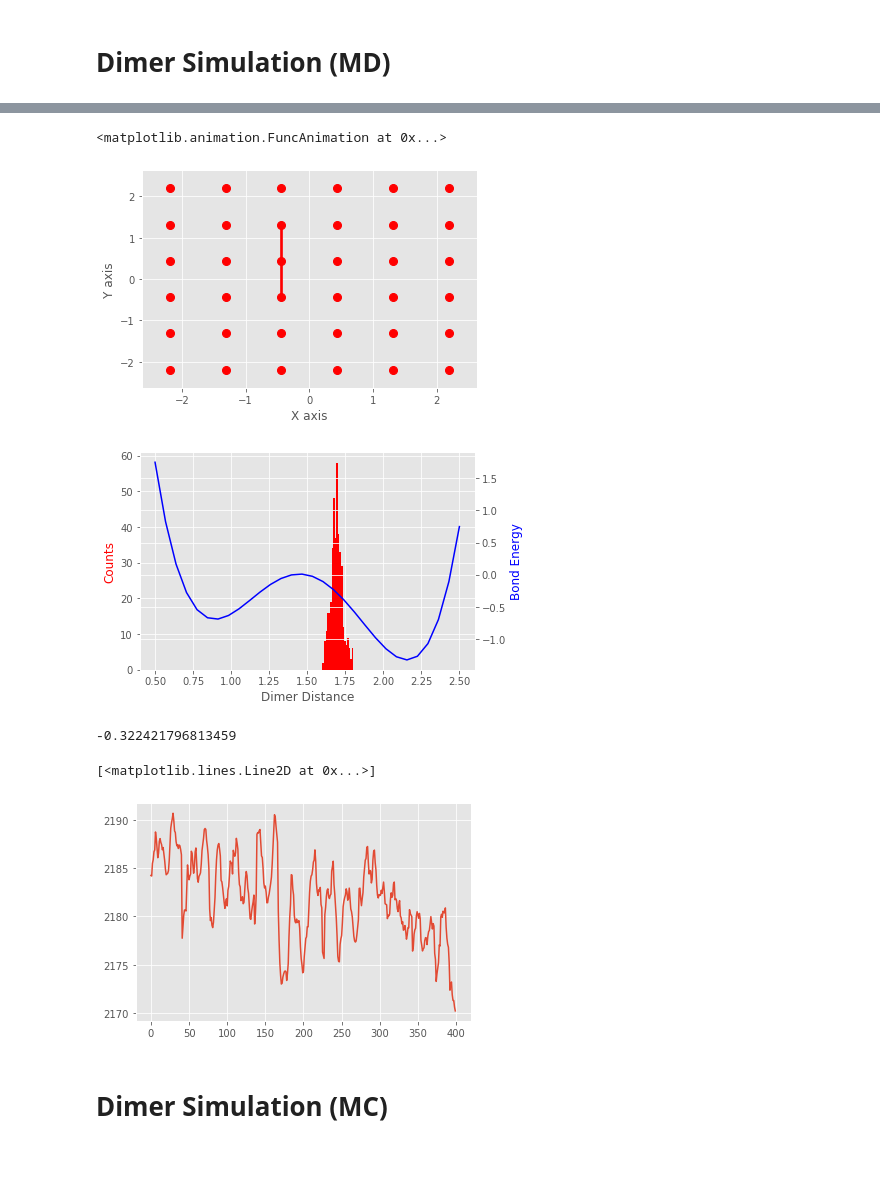
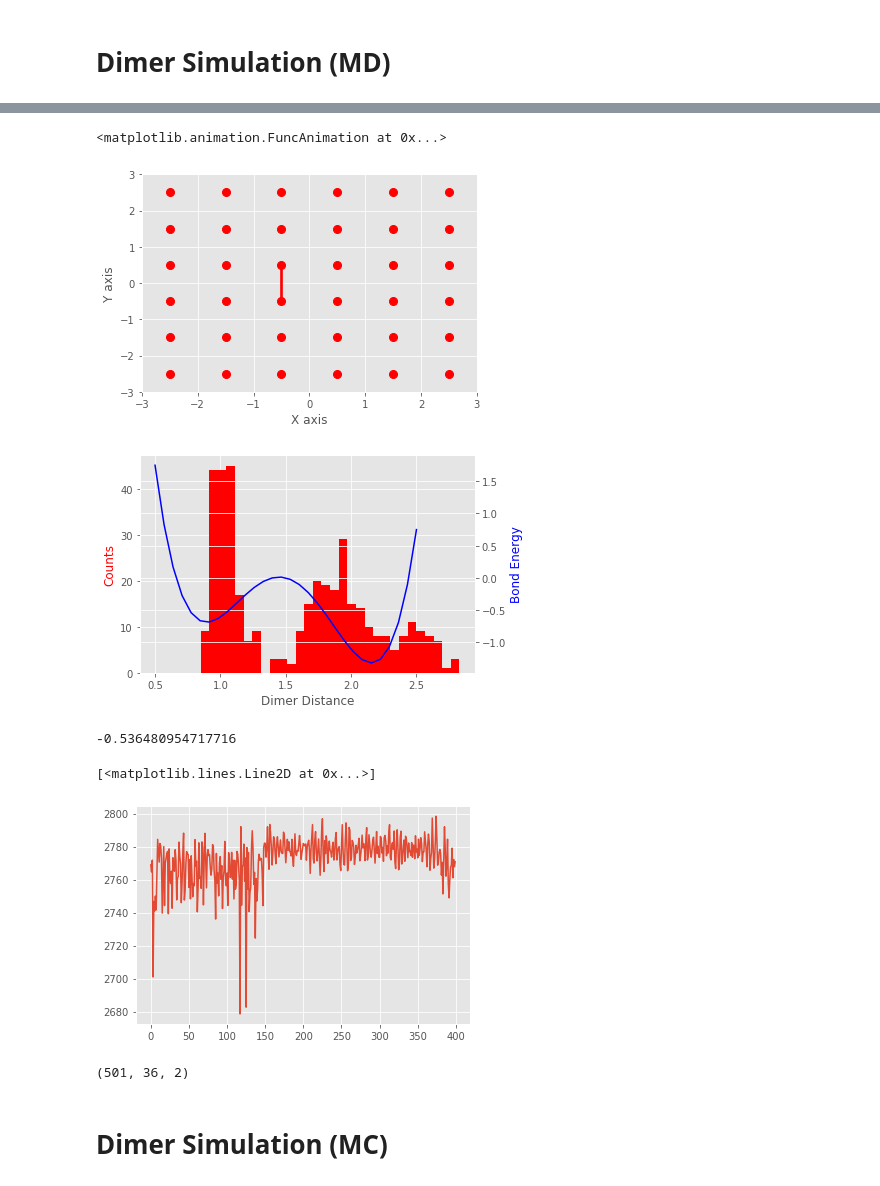
Before and after one commit to gandhiy/boltzmann-generator, a Jupyter notebook: notebooks/Simulation-Facades.ipynb, the cells around one changed output, grey strips where cells are left out. Cells and saved outputs as stored; diff of their text form; code cells hidden in the pictures; blank space fills up the shorter version.

Commit message:
updated notebooks and added SimulationData object with simulation loading and running abilities

```diff
--- a/notebooks/Simulation-Facades.ipynb
+++ b/notebooks/Simulation-Facades.ipynb
@@ -51,4 +51,7 @@ plt.scatter(*b.T, s=0.5)
 # %% [markdown]
 # Dimer Simulation (MD)
 # %%
-dimer_sim_md = simulations.DimerLJFluidSim("configs/dimer_sim_config_md.yml")
+dimer_sim_md = simulations.SimulationData("configs/dimer_sim_config_md_1.yml")
+# %%
+dimer_sim_md.loadSimulation("dimer_md_traj.npy")
+dimer_sim_md.getData().shape
@@ -59,32 +82,36 @@ a = np.array(dimer_sim_md.coordinate_logger.coordinates)
 # %%
-visuals.make_2D_traj_bond(a, dimer_sim_md.system.box, [[0, 1]])
+visuals.make_2D_traj_bond(a, dimer_sim_md.simulation.system.box, [[0, 1]])
 # %% [output]
 <matplotlib.animation.FuncAnimation at 0x...>
-[figure, old version]
+[figure, new version]
 # %%
 fig, ax1 = plt.subplots()
 ax2 = ax1.twinx()
 ax1.set_xlabel("Dimer Distance")
 ax1.set_ylabel("Counts", color = "red")
-ax1.hist(np.array(dimer_sim_md.dist_logger.d[-400:]), bins = 20, color = "red")
+ax1.hist(np.array(dimer_sim_md.simulation.dist_logger.d[-400:]), bins = 30, color = "red")
 ax1.tick_params(axis = 'y')
 
 x = np.linspace(0.5, 2.5, 30)
-y = np.array([dimer_sim_md.system.bonds[0].potential(x)]).reshape(-1)
+y = np.array([dimer_sim_md.simulation.system.bonds[0].potential(x)]).reshape(-1)
 
 ax2.plot(x,y, color = "blue")
 ax2.set_ylabel("Bond Energy", color="blue")
 ax2.tick_params(axis='y')
 # %% [output]
-[figure, old version]
+[figure, new version]
 # %%
-dimer_sim_md.system.bonds[0].get_energy()
+dimer_sim_md.simulation.system.bonds[0].get_energy()
 # %% [output]
--0.322421796813459
+-0.536480954717716
 # %%
-plt.plot(dimer_sim_md.energy_logger.H[-400:])
+plt.plot(dimer_sim_md.simulation.energy_logger.H[-400:])
 # plt.plot(dimer_sim_md.energy_logger.U[-400:])
 # plt.plot(dimer_sim_md.energy_logger.K[-400:])
 # %% [output]
 [<matplotlib.lines.Line2D at 0x...>]
-[figure, old version]
+[figure, new version]
+# %%
+a.shape
+# %% [output]
+(501, 36, 2)
```
Also changed, not shown: parts of 21 cells of this notebook, 10 other files.
